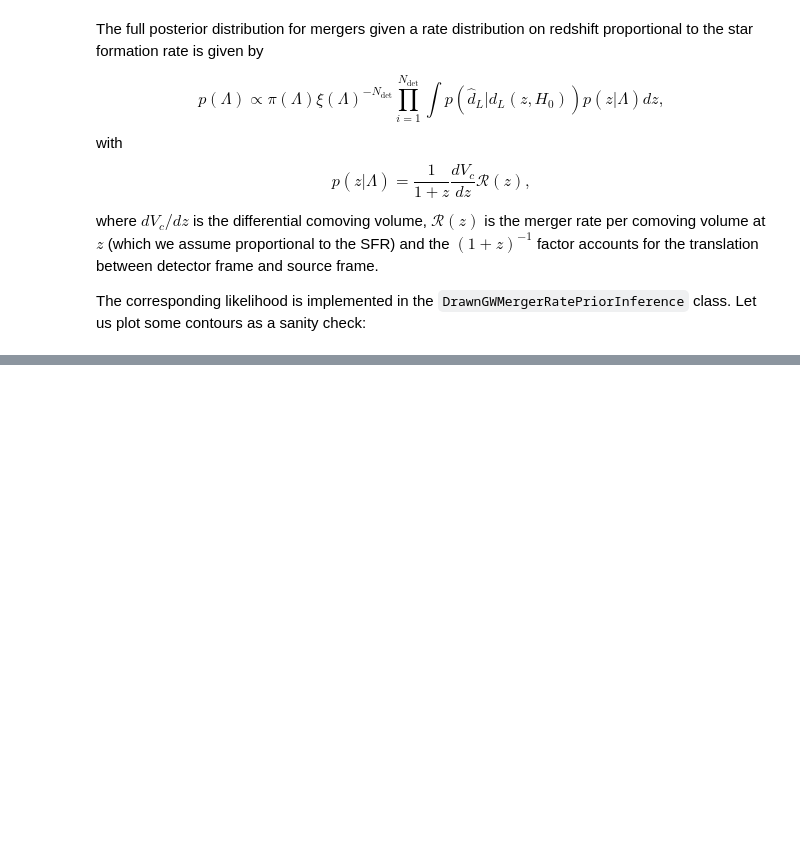
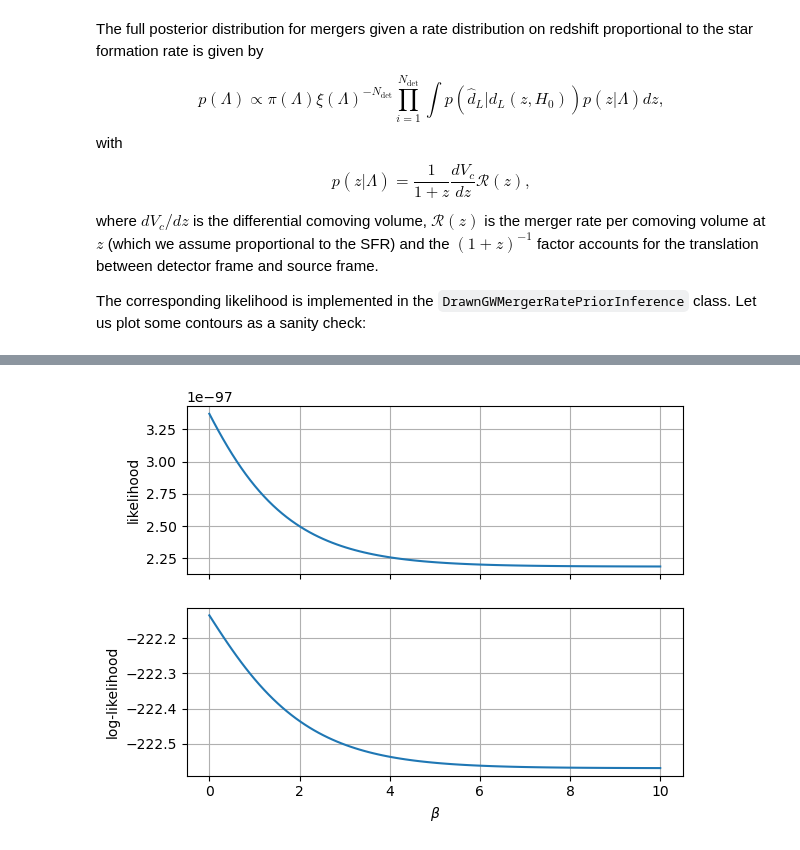
Before and after one commit to binado/standard-sirens, a Jupyter notebook: src/population_prior.ipynb, the cells around one changed output, grey strips where cells are left out. Drawn from its saved outputs; the diff is of its cells as text; code cells hidden in the pictures; blank space fills up the shorter version.

```diff
--- a/src/population_prior.ipynb
+++ b/src/population_prior.ipynb
@@ -78,0 +118,15 @@ plt.show()
+# %%
+fig, ax = plt.subplots(2, 1, sharex=True)
+beta_array = np.linspace(beta_min, beta_max, nslice)
+loglike = [inference.log_likelihood((fiducial_H0, *SFR(beta=beta)()), events, z) for beta in beta_array]
+like = [inference.likelihood((fiducial_H0, *SFR(beta=beta)()), events, z) for beta in beta_array]
+ax[0].plot(beta_array, like)
+ax[1].plot(beta_array, loglike)
+plt.xlabel(r'$\beta$')
+ax[0].set_ylabel('likelihood')
+ax[1].set_ylabel('log-likelihood')
+ax[0].grid()
+ax[1].grid()
+plt.show()
+# %% [output]
+[figure, added]
```
Also changed, not shown: parts of 12 cells of this notebook.
